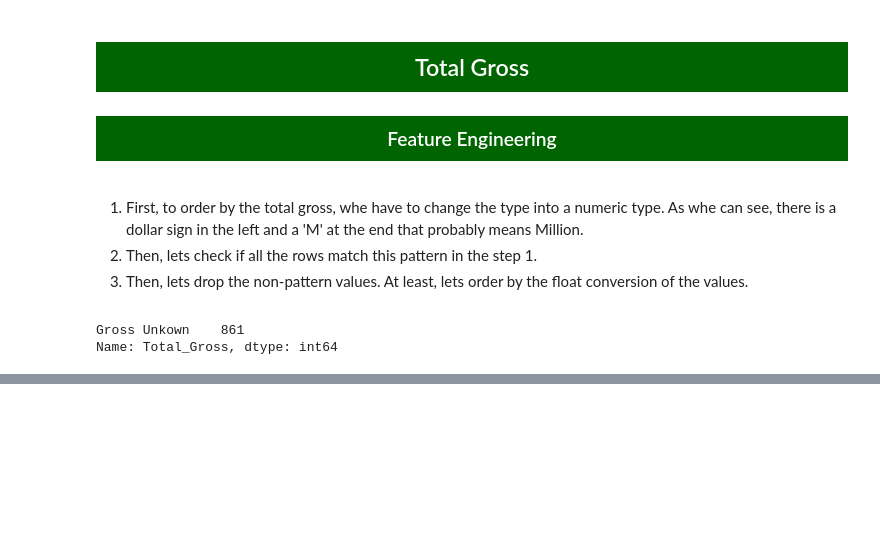
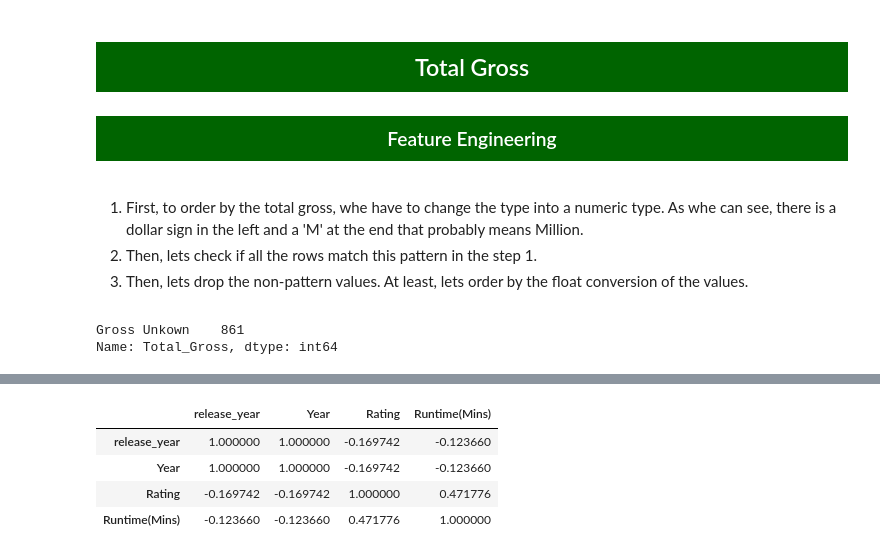
Before and after one commit to Eudi-Duarte/imdb_notebook, a Jupyter notebook: imbd notebook.ipynb, the cells around one changed output, grey strips where cells are left out. Drawn from its saved outputs; the diff is of its cells as text; code cells hidden in the pictures; blank space fills up the shorter version.

```diff
--- a/imbd notebook.ipynb
+++ b/imbd notebook.ipynb
@@ -192,0 +268,9 @@ memory usage: 265.9+ KB
+# %%
+# Correlation
+netflix_imdb.corr(numeric_only=True)
+# %% [output]
+|  | release_year | Year | Rating | Runtime(Mins) |
+| release_year | 1.000000 | 1.000000 | -0.169742 | -0.123660 |
+| Year | 1.000000 | 1.000000 | -0.169742 | -0.123660 |
+| Rating | -0.169742 | -0.169742 | 1.000000 | 0.471776 |
+| Runtime(Mins) | -0.123660 | -0.123660 | 0.471776 | 1.000000 |
```
Also changed, not shown: parts of 15 cells of this notebook, 1 other file.
